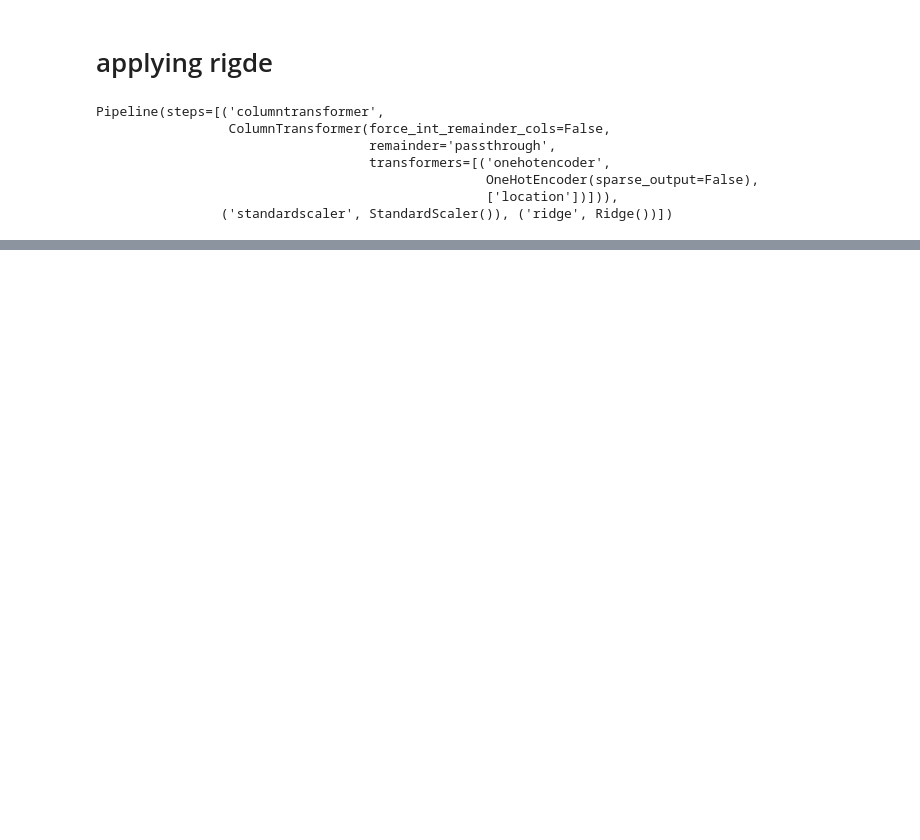
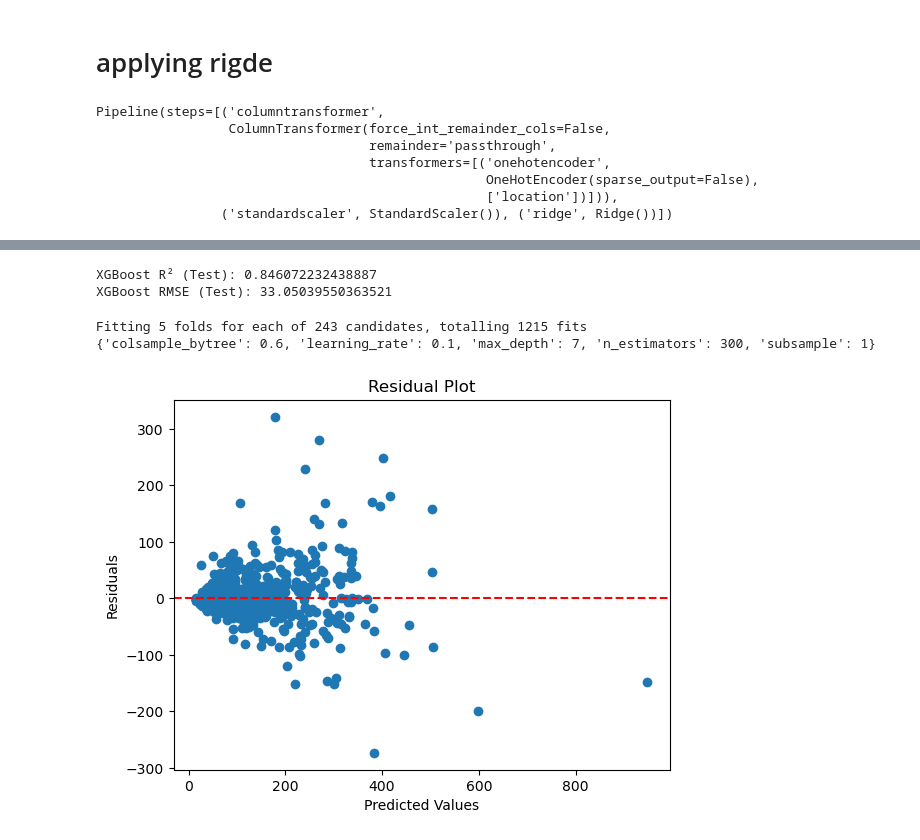
Before and after one commit to khushimalik3122/house-price-predictor-19, a Jupyter notebook: house price predictor (2).ipynb, the cells around one changed output, grey strips where cells are left out. Cells and saved outputs as stored; diff of their text form; code cells hidden in the pictures; blank space fills up the shorter version.

```diff
--- a/house price predictor (2).ipynb
+++ b/house price predictor (2).ipynb
@@ -561,0 +708,65 @@ pickle.dump(pipe,open('RidgeModel.pkl','wb'))
+# %%
+from xgboost import XGBRegressor
+from sklearn.metrics import r2_score, mean_squared_error
+import numpy as np
+
+# Initialize and train the XGBoost model
+xgb_model = XGBRegressor(
+    n_estimators=100,  # Number of trees
+    max_depth=5,       # Maximum depth of trees
+    learning_rate=0.1, # Learning rate
+    random_state=42
+)
+xgb_model.fit(X_train, y_train)
+
+# Predict on the test set
+y_pred_xgb = xgb_model.predict(X_test)
+
+# Evaluate the model
+r2_test_xgb = r2_score(y_test, y_pred_xgb)
+rmse_test_xgb = np.sqrt(mean_squared_error(y_test, y_pred_xgb))
+
+print(f"XGBoost R² (Test): {r2_test_xgb}")
+print(f"XGBoost RMSE (Test): {rmse_test_xgb}")
+# %% [output]
+XGBoost R² (Test): 0.846072232438887
+XGBoost RMSE (Test): 33.05039550363521
+# %%
+from sklearn.model_selection import GridSearchCV
+from xgboost import XGBRegressor
+
+param_grid = {
+    'learning_rate': [0.01, 0.05, 0.1],
+    'n_estimators': [100, 200, 300],
+    'max_depth': [3, 5, 7],
+    'subsample': [0.6, 0.8, 1],
+    'colsample_bytree': [0.6, 0.8, 1]
+}
+
+grid_search = GridSearchCV(
+    estimator=XGBRegressor(random_state=42),
+    param_grid=param_grid,
+    cv=5,
+    scoring='r2',
+    verbose=2,
+    n_jobs=-1
+)
+
+grid_search.fit(X_train, y_train)
+print(grid_search.best_params_)
+# %% [output]
+Fitting 5 folds for each of 243 candidates, totalling 1215 fits
+{'colsample_bytree': 0.6, 'learning_rate': 0.1, 'max_depth': 7, 'n_estimators': 300, 'subsample': 1}
+# %%
+residuals = y_test - y_pred_xgb
+# %%
+import matplotlib.pyplot as plt
+
+plt.scatter(y_pred_xgb, residuals)
+plt.axhline(y=0, color='red', linestyle='--')
+plt.xlabel('Predicted Values')
+plt.ylabel('Residuals')
+plt.title('Residual Plot')
+plt.show()
+# %% [output]
+[figure, added]
```
Also changed, not shown: parts of 48 cells of this notebook, 11 other files.
